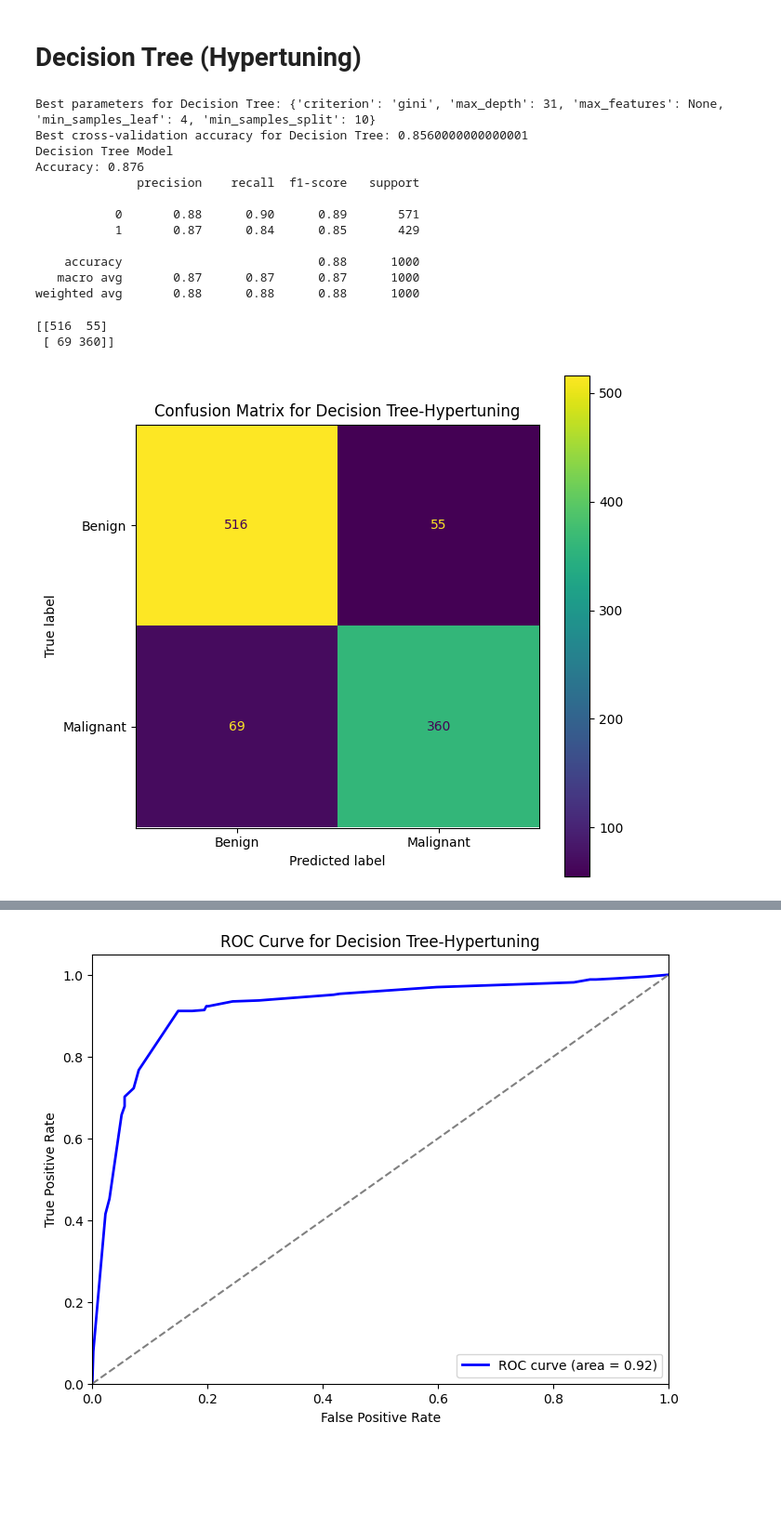
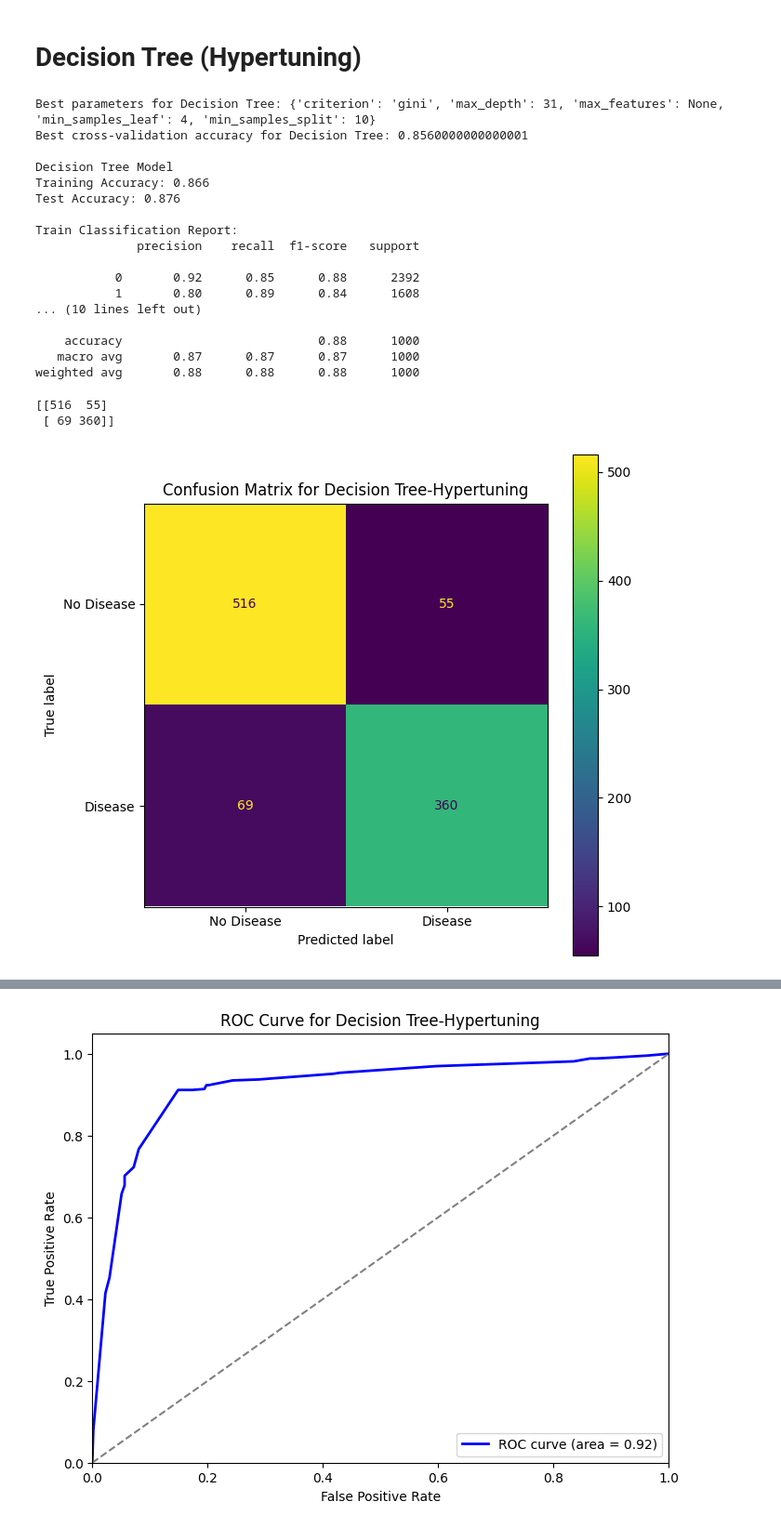
Before and after one commit to github-cweehy/Lung-Cancer-Detection-ML, a Jupyter notebook: DecisionTree.ipynb, the cells around one changed output, grey strips where cells are left out. Shown at 93% size. Saved outputs shown, nothing was run; the diff lists cells and outputs as text; code cells hidden in the pictures; blank space fills up the shorter version.

```diff
--- a/DecisionTree.ipynb
+++ b/DecisionTree.ipynb
@@ -219,33 +233,32 @@ plt.show()
 # %%
 #learning plot curve
 def plot_learning_curve(estimator, title, X, y, ylim=None, cv=None, n_jobs=-1, train_sizes=np.linspace(.1, 1.0, 5)):
-    plt.figure()
+    plt.figure(figsize=(8,6))
     plt.title(title)
     if ylim is not None:
         plt.ylim(*ylim)
     plt.xlabel("Training examples")
     plt.ylabel("Score")
+
     train_sizes, train_scores, test_scores = learning_curve(
-        estimator, X, y, cv=cv, n_jobs=n_jobs, train_sizes=train_sizes, scoring='accuracy')
+        estimator, X, y, cv=cv, n_jobs=n_jobs, train_sizes=train_sizes, scoring='accuracy'
+    )
+
     train_scores_mean = np.mean(train_scores, axis=1)
     train_scores_std = np.std(train_scores, axis=1)
     test_scores_mean = np.mean(test_scores, axis=1)
     test_scores_std = np.std(test_scores, axis=1)
+
     plt.grid()
 
     plt.fill_between(train_sizes, train_scores_mean - train_scores_std,
-                     train_scores_mean + train_scores_std, alpha=0.1,
-                     color="r")
+                     train_scores_mean + train_scores_std, alpha=0.1, color="r")
     plt.fill_between(train_sizes, test_scores_mean - test_scores_std,
                      test_scores_mean + test_scores_std, alpha=0.1, color="g")
-    plt.plot(train_sizes, train_scores_mean, 'o-', color="r",
-             label="Training score")
-    plt.plot(train_sizes, test_scores_mean, 'o-', color="g",
-             label="Cross-validation score")
+
+    plt.plot(train_sizes, train_scores_mean, 'o-', color="r", label="Training score")
+    plt.plot(train_sizes, test_scores_mean, 'o-', color="g", label="Cross-validation score")
 
     plt.legend(loc="best")
-    return plt
-
-# Plot learning curves for DT
-plot_learning_curve(dt_model, "Learning Curves (DT)", X_train, y_train, cv=5, n_jobs=-1)
-plt.show()
+    plt.tight_layout()
+    plt.show()
@@ -253,0 +265,4 @@ plt.show()
+# %%
+# Plot learning curves for Decision Tree
+plot_learning_curve(dt_model, "Learning Curves (Decision Tree)", X_train, y_train, cv=5, n_jobs=-1)
+plt.show()
@@ -254,7 +271,7 @@ plt.show()
 # %% [markdown]
 # Decision Tree (Hypertuning)
 # %%
-#Decision Tree (Hypertuning)
+# Decision Tree (Hypertuning)
 # Define the parameter grid for Decision Tree
 param_grid_dt = {
     'max_depth': [31, 32, 33, 35, 39],
@@ -276,18 +293,29 @@ print("Best cross-validation accuracy for Decision Tree:", grid_dt.best_score_)
 y_pred_dt = grid_dt.best_estimator_.predict(X_test)
 
 # Evaluate the model
-print("Decision Tree Model")
-print("Accuracy:", accuracy_score(y_test, y_pred_dt))
+print("\nDecision Tree Model")
+print("Training Accuracy:", accuracy_score(y_train, y_train_pred_dt))
+print("Test Accuracy:", accuracy_score(y_test, y_pred_dt))
+
+print("\nTrain Classification Report:")
+print(classification_report(y_train, y_train_pred_dt))
+
+print("Test Classification Report:")
 print(classification_report(y_test, y_pred_dt))
 # %% [output]
 Best parameters for Decision Tree: {'criterion': 'gini', 'max_depth': 31, 'max_features': None, 'min_samples_leaf': 4, 'min_samples_split': 10}
 Best cross-validation accuracy for Decision Tree: 0.8560000000000001
+
 Decision Tree Model
-Accuracy: 0.876
+Training Accuracy: 0.866
+Test Accuracy: 0.876
+
+Train Classification Report:
               precision    recall  f1-score   support
 
-           0       0.88      0.90      0.89       571
-           1       0.87      0.84      0.85       429
+           0       0.92      0.85      0.88      2392
+           1       0.80      0.89      0.84      1608
+... (10 lines left out)
 
     accuracy                           0.88      1000
    macro avg       0.87      0.87      0.87      1000
@@ -295,15 +323,16 @@ weighted avg       0.88      0.88      0.88      1000
 # %%
 # Generate confusion matrix for Decision Tree(Hypertuning)
 cm_dt = confusion_matrix(y_test, y_pred_dt)
 print(cm_dt)
-# Use ConfusionMatrixDisplay to plot the confusion matrix
-disp_dt = ConfusionMatrixDisplay(confusion_matrix=cm_dt, display_labels=['Benign', 'Malignant'])
+
+# Plot confusion matrix
+disp_dt = ConfusionMatrixDisplay(confusion_matrix=cm_dt, display_labels=['No Disease', 'Disease'])
 fig, ax = plt.subplots(figsize=(7, 7))
 ax.set_title('Confusion Matrix for Decision Tree-Hypertuning')
 disp_dt.plot(ax=ax)
 plt.show()
 # %% [output]
 [[516  55]
  [ 69 360]]
-[figure, old version]
+[figure, new version]
 # %%
```
Also changed, not shown: parts of 8 cells of this notebook, 1 other file.
